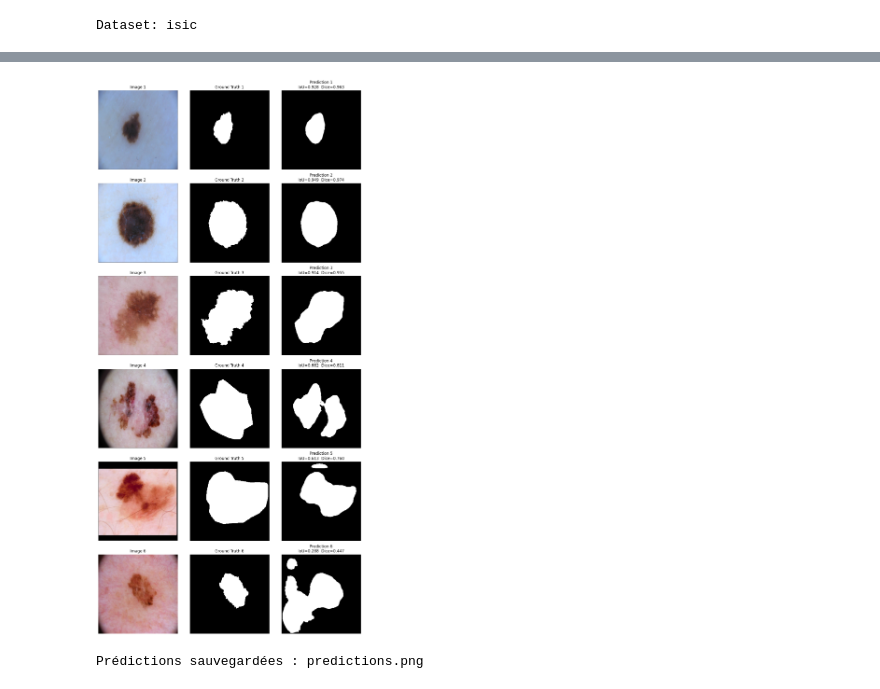
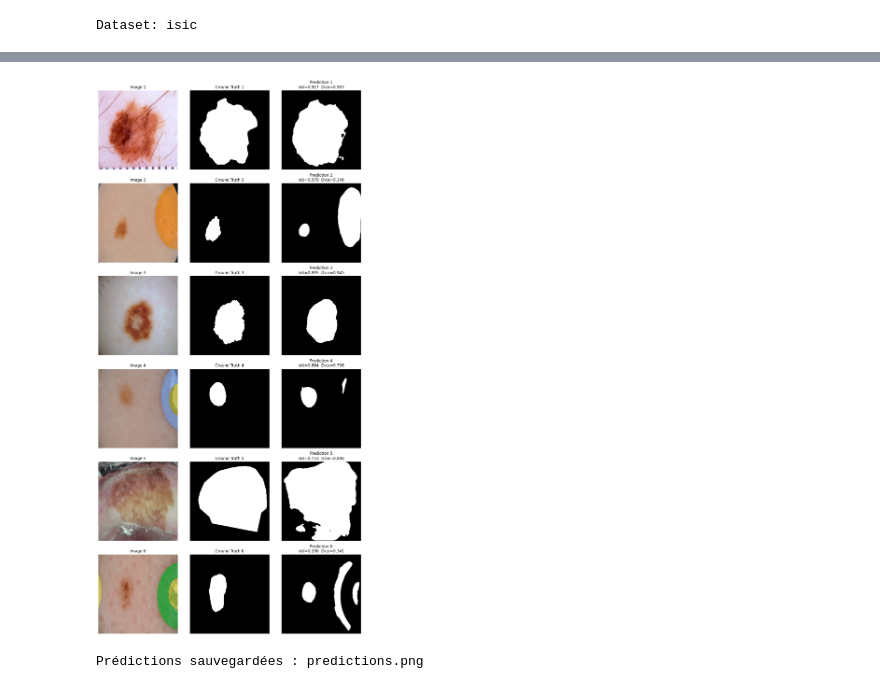
Before and after one commit to julixnmrt/Projet_INF8225, a Jupyter notebook: projet_inf8285.ipynb, the cells around one changed output, grey strips where cells are left out. Cells and saved outputs as stored; diff of their text form; code cells hidden in the pictures.

```diff
--- a/projet_inf8285.ipynb
+++ b/projet_inf8285.ipynb
@@ -58,10 +58,10 @@ torch.cuda.manual_seed_all(SEED)
 DATASET = "isic"
 
 # augmentation : "baseline" | "flip" | "flip_rotation" | "full_aug" | "geo_strong" | "extreme_aug"
-AUGMENTATION_CONFIG = "baseline"
+AUGMENTATION_CONFIG = "flip_rotation"
 
 # fraction du train set à utiliser (float 0-1 ou int)
-TRAIN_SIZE = 0.1
+TRAIN_SIZE = 0.47
 
 # early stopping
-PATIENCE = 5
+PATIENCE = 30
@@ -430,0 +476,30 @@ Train: 62 | Val: 13 | Test: 15
+# %%
+########################################
+# DATALOADERS
+########################################
+
+train_loader = DataLoader(
+    train_dataset,
+    batch_size=8,
+    shuffle=True,
+    num_workers=2,
+    pin_memory=True
+)
+
+val_loader = DataLoader(
+    val_dataset,
+    batch_size=8,
+    shuffle=False,
+    num_workers=2,
+    pin_memory=True
+)
+
+test_loader = DataLoader(
+    test_dataset,
+    batch_size=8,
+    shuffle=False,
+    num_workers=2,
+    pin_memory=True
+)
+
+print("Dataloaders ready")
@@ -852,37 +929,41 @@ def denormalize(tensor, mean=(0.5, 0.5, 0.5), std=(0.5, 0.5, 0.5)):
     return t.clamp(0, 1)
 
 num_samples = 6
+indices = np.random.choice(len(test_dataset), num_samples, replace=False)
+
 fig, axes = plt.subplots(num_samples, 3, figsize=(12, num_samples * 4))
 
-for i in range(num_samples):
-    image, mask = test_dataset[i]
+for i, idx in enumerate(indices):
+
+    image, mask = test_dataset[idx]
     image_tensor = image.unsqueeze(0).to(device)
 
     with torch.no_grad():
         pred = model(image_tensor)
 
     pred_bin = binarize(pred).squeeze().cpu()
     image_display = denormalize(image).permute(1, 2, 0).cpu()
 
     iou_val  = iou_score(pred.cpu(), mask.unsqueeze(0)).item()
     dice_val = dice_score(pred.cpu(), mask.unsqueeze(0)).item()
 
     axes[i, 0].imshow(image_display)
     axes[i, 0].set_title(f"Image {i+1}")
     axes[i, 0].axis("off")
 
     axes[i, 1].imshow(mask.squeeze(), cmap="gray")
     axes[i, 1].set_title(f"Ground Truth {i+1}")
     axes[i, 1].axis("off")
 
     axes[i, 2].imshow(pred_bin, cmap="gray")
     axes[i, 2].set_title(f"Prediction {i+1}\nIoU={iou_val:.3f}  Dice={dice_val:.3f}")
     axes[i, 2].axis("off")
 
 plt.tight_layout()
 plt.savefig("predictions.png", dpi=150)
 plt.show()
+
 print("Prédictions sauvegardées : predictions.png")
 # %% [output]
-[figure, old version]
+[figure, new version]
 Prédictions sauvegardées : predictions.png
```
Also changed, not shown: parts of 10 cells of this notebook.
